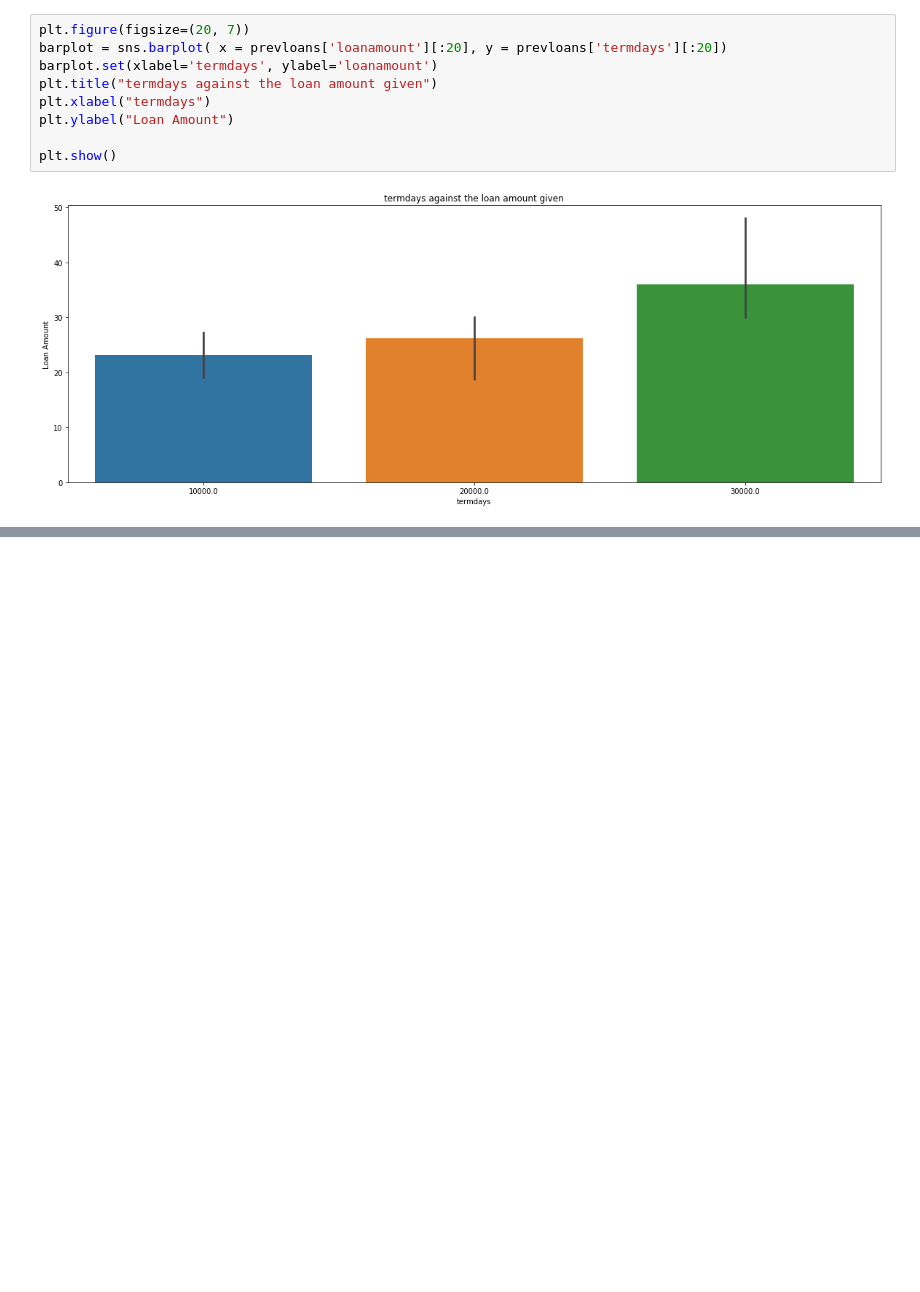
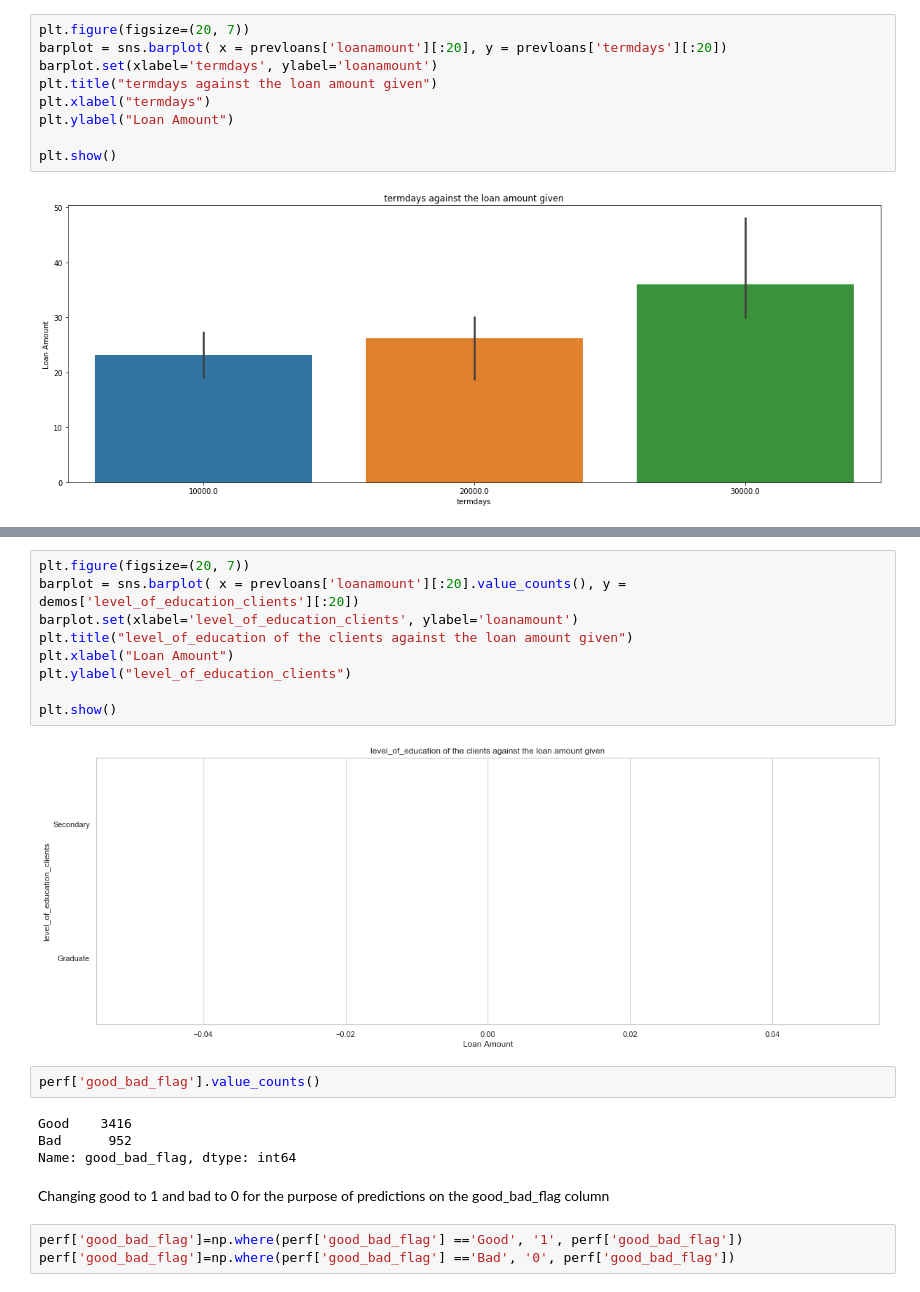
Before and after one commit to sharonmalio/python4datascience, a Jupyter notebook: project.ipynb, the cells around one changed output, grey strips where cells are left out. Cells and saved outputs as stored; diff of their text form; blank space fills up the shorter version.

```diff
--- a/project.ipynb
+++ b/project.ipynb
@@ -233,0 +328,22 @@ plt.show()
+# %%
+plt.figure(figsize=(20, 7))
+barplot = sns.barplot( x = prevloans['loanamount'][:20].value_counts(), y = demos['level_of_education_clients'][:20])
+barplot.set(xlabel='level_of_education_clients', ylabel='loanamount')
+plt.title("level_of_education of the clients against the loan amount given")
+plt.xlabel("Loan Amount")
+plt.ylabel("level_of_education_clients")
+
+plt.show()
+# %% [output]
+[figure, added]
+# %%
+perf['good_bad_flag'].value_counts()
+# %% [output]
+Good    3416
+Bad      952
+Name: good_bad_flag, dtype: int64
+# %% [markdown]
+Changing good to 1 and bad to 0 for the purpose of predictions on the good_bad_flag column
+# %%
+perf['good_bad_flag']=np.where(perf['good_bad_flag'] =='Good', '1', perf['good_bad_flag'])
+perf['good_bad_flag']=np.where(perf['good_bad_flag'] =='Bad', '0', perf['good_bad_flag'])
```
Also changed, not shown: parts of 18 cells of this notebook.
